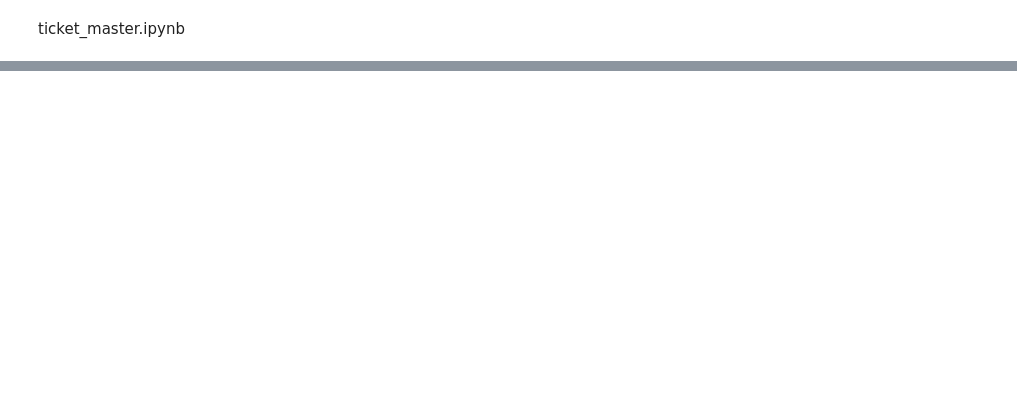
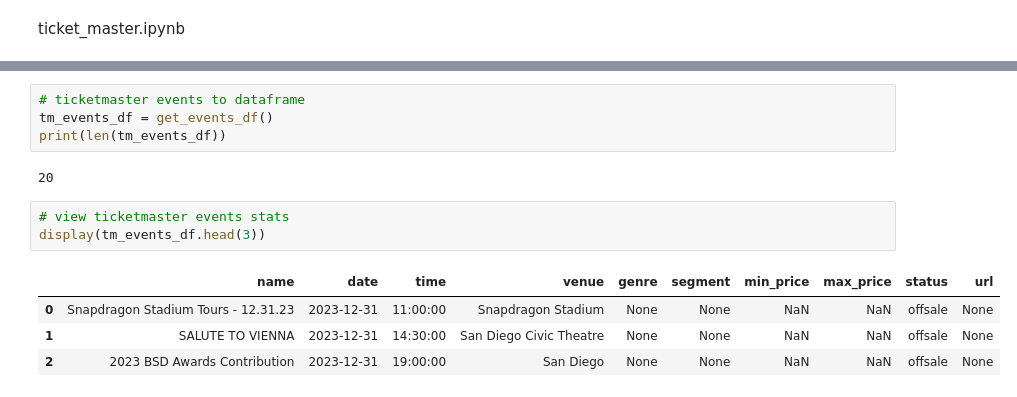
Before and after one commit to sudz4/x, a Jupyter notebook: ticket_master.ipynb, the cells around one changed output, grey strips where cells are left out. Drawn from its saved outputs; the diff is of its cells as text; blank space fills up the shorter version.

```diff
--- a/ticket_master.ipynb
+++ b/ticket_master.ipynb
@@ -58,0 +146,14 @@ get_events()
+# %%
+# ticketmaster events to dataframe
+tm_events_df = get_events_df()
+print(len(tm_events_df))
+# %% [output]
+20
+# %%
+# view ticketmaster events stats
+display(tm_events_df.head(3))
+# %% [output]
+|  | name | date | time | venue | genre | segment | min_price | max_price | status | url |
+| 0 | Snapdragon Stadium Tours - 12.31.23 | 2023-12-31 | 11:00:00 | Snapdragon Stadium | None | None | NaN | NaN | offsale | None |
+| 1 | SALUTE TO VIENNA | 2023-12-31 | 14:30:00 | San Diego Civic Theatre | None | None | NaN | NaN | offsale | None |
+| 2 | 2023 BSD Awards Contribution | 2023-12-31 | 19:00:00 | San Diego | None | None | NaN | NaN | offsale | None |
```
Also changed, not shown: parts of 4 cells of this notebook.
